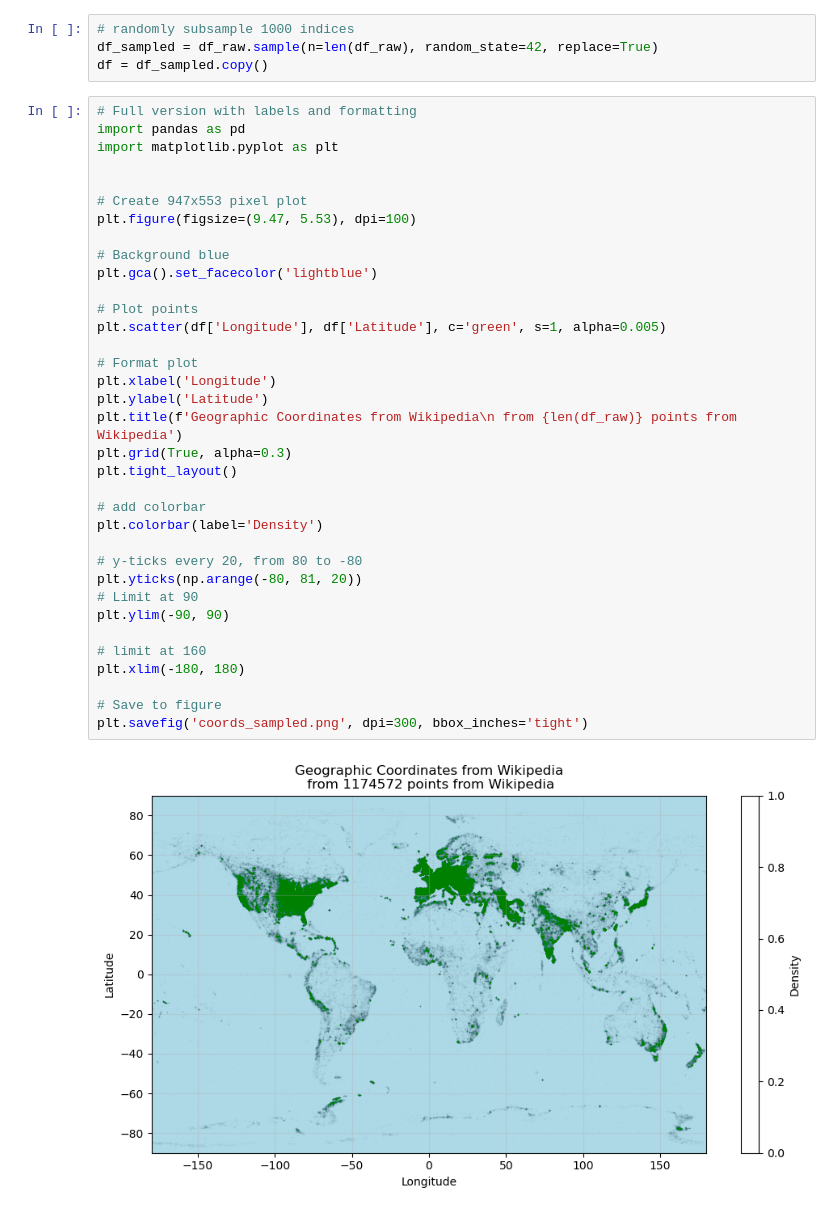
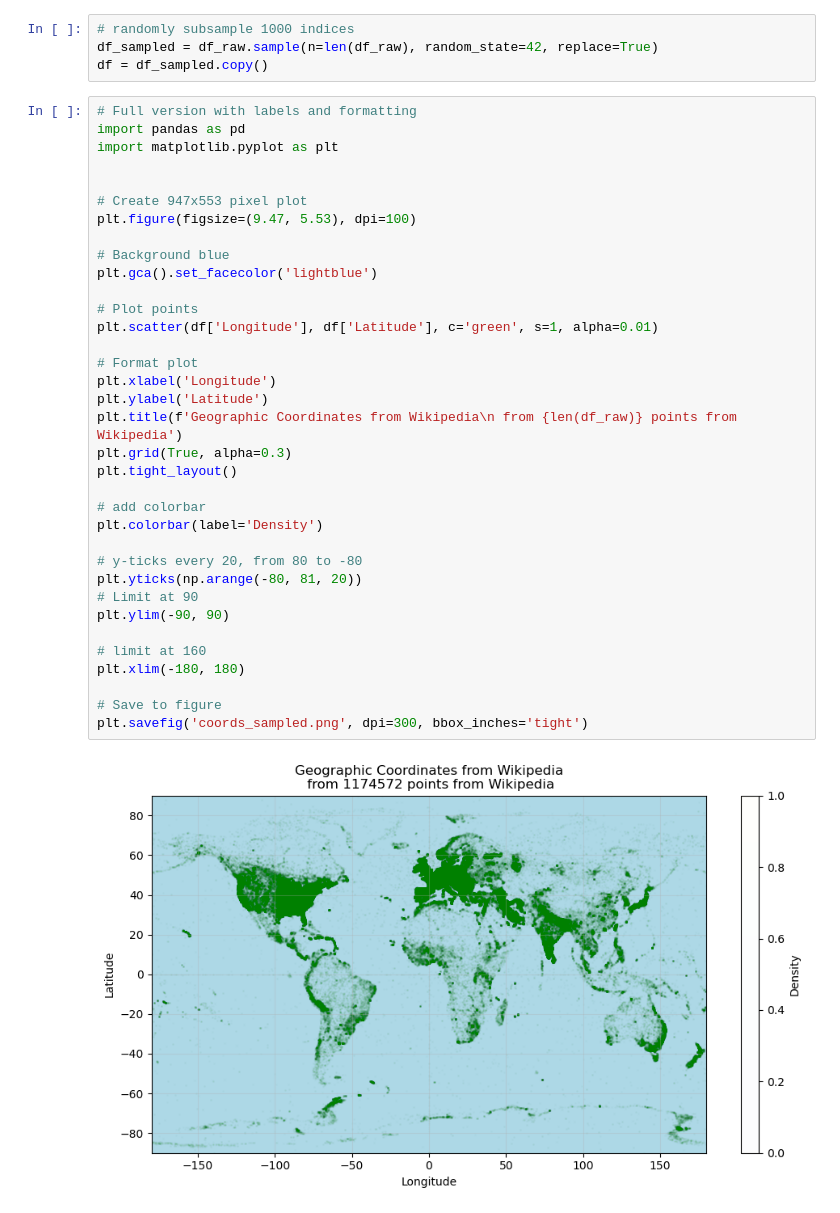
Before and after one commit to Magnushhoie/Wikipedia_Coordinates_Visualization, a Jupyter notebook: plots.ipynb, the cells around one changed output. Cells and saved outputs as stored; diff of their text form.

```diff
--- a/plots.ipynb
+++ b/plots.ipynb
@@ -19,32 +19,32 @@ import matplotlib.pyplot as plt
 
 # Create 947x553 pixel plot
 plt.figure(figsize=(9.47, 5.53), dpi=100)
 
 # Background blue
 plt.gca().set_facecolor('lightblue')
 
 # Plot points
-plt.scatter(df['Longitude'], df['Latitude'], c='green', s=1, alpha=0.005)
+plt.scatter(df['Longitude'], df['Latitude'], c='green', s=1, alpha=0.01)
 
 # Format plot
 plt.xlabel('Longitude')
 plt.ylabel('Latitude')
 plt.title(f'Geographic Coordinates from Wikipedia\n from {len(df_raw)} points from Wikipedia')
 plt.grid(True, alpha=0.3)
 plt.tight_layout()
 
 # add colorbar
 plt.colorbar(label='Density')
 
 # y-ticks every 20, from 80 to -80
 plt.yticks(np.arange(-80, 81, 20))
 # Limit at 90
 plt.ylim(-90, 90)
 
 # limit at 160
 plt.xlim(-180, 180)
 
 # Save to figure
 plt.savefig('coords_sampled.png', dpi=300, bbox_inches='tight')
 # %% [output]
-[figure, old version]
+[figure, new version]
```
Also changed, not shown: 1 other file.
